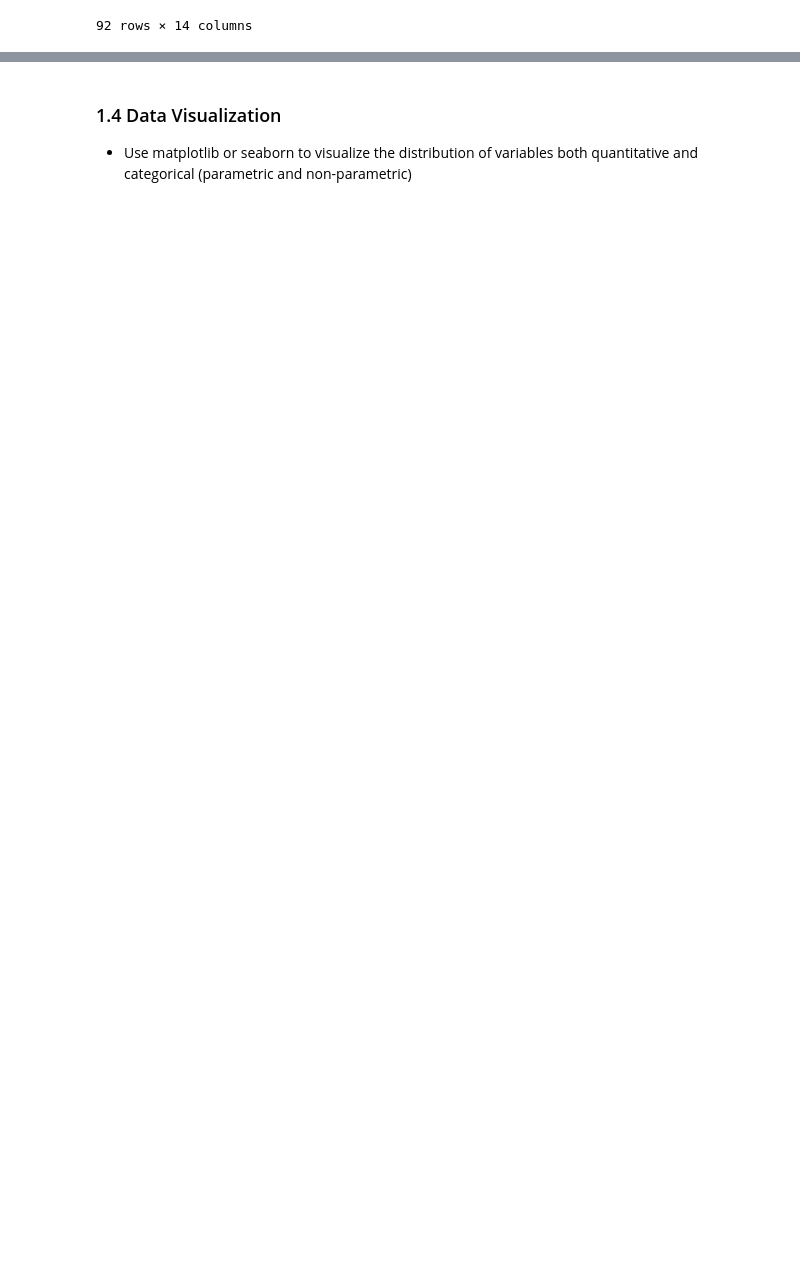
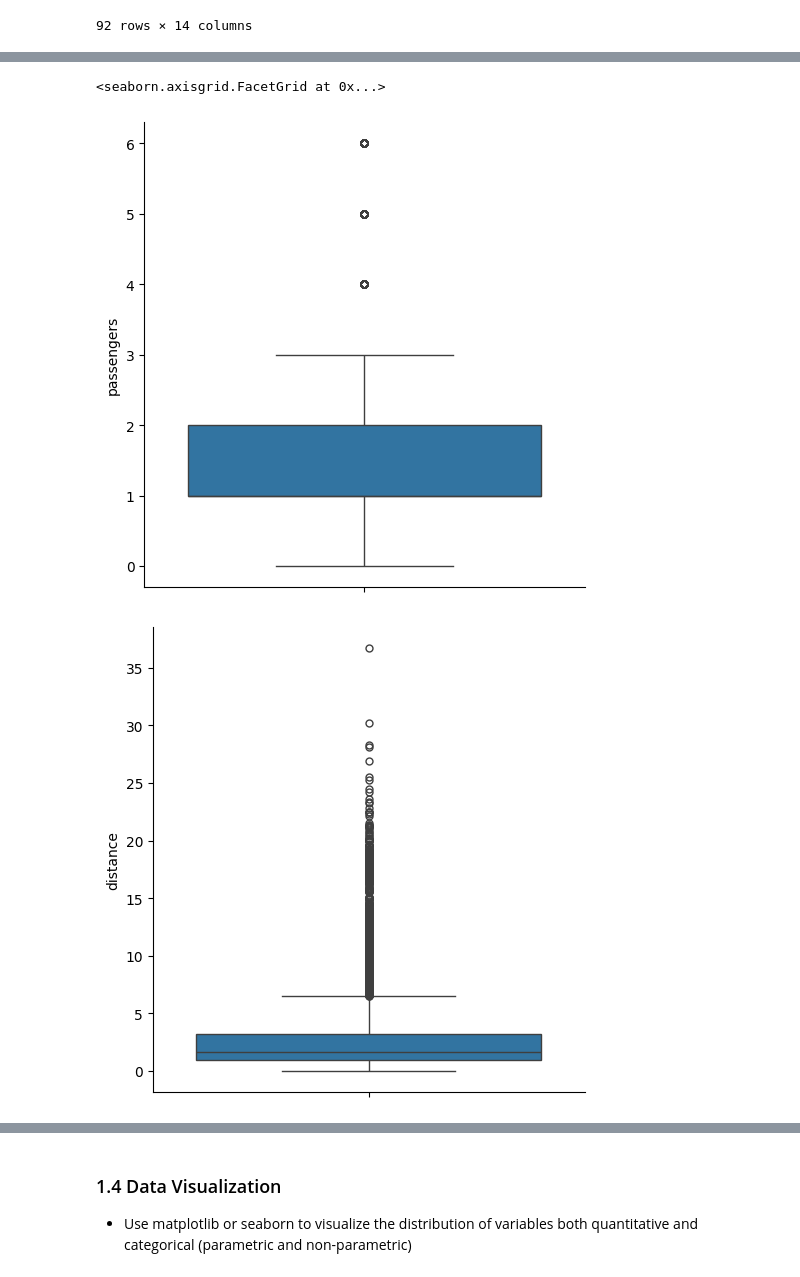
Before and after one commit to Peter537/Soft1-AI-OLA1, a Jupyter notebook: assignment.ipynb, the cells around one changed output, grey strips where cells are left out. Cells and saved outputs as stored; diff of their text form; code cells hidden in the pictures; blank space fills up the shorter version.

```diff
--- a/assignment.ipynb
+++ b/assignment.ipynb
@@ -137,0 +139,2 @@ All null values are typed in as `<NA>` in the dataset.
+# %%
+df = df.dropna()
@@ -137,0 +157,11 @@ All null values are typed in as `<NA>` in the dataset.
+# %%
+sns.catplot(data=df, y='passengers', kind='box')
+sns.catplot(data=df, y='distance', kind='box')
+sns.catplot(data=df, y='fare', kind='box')
+sns.catplot(data=df, y='tip', kind='box')
+sns.catplot(data=df, y='tolls', kind='box')
+sns.catplot(data=df, y='total', kind='box')
+# %% [output]
+<seaborn.axisgrid.FacetGrid at 0x...>
+[figure, added]
+[figure, added]
```
Also changed, not shown: parts of 5 cells of this notebook.
